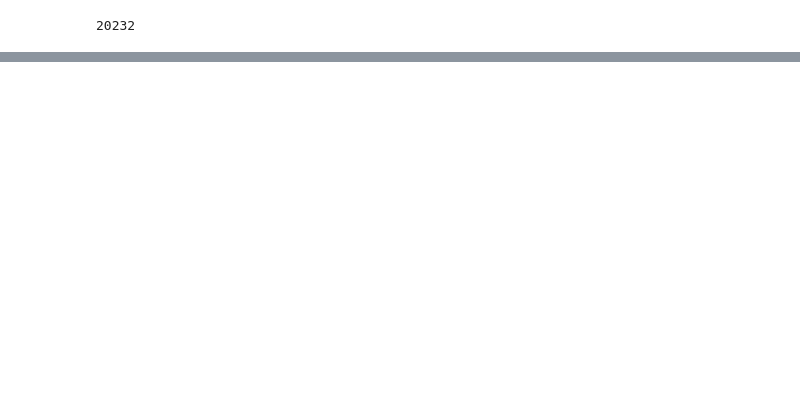
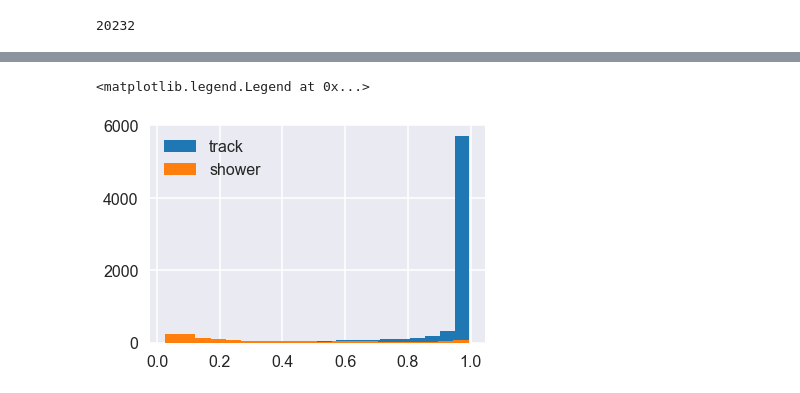
Before and after one commit to daanyaal1/Pandora-Masters-Project, a Jupyter notebook: Code/graphs.ipynb, the cells around one changed output, grey strips where cells are left out. Drawn from its saved outputs; the diff is of its cells as text; code cells hidden in the pictures; blank space fills up the shorter version.

```diff
--- a/Code/graphs.ipynb
+++ b/Code/graphs.ipynb
@@ -115,3 +118,10 @@ plt.show()
+# %%
+plt.hist(X_test.loc[X_test['isTrueTrack']==1].prob, label='track', bins=20)
+plt.hist(X_test.loc[X_test['isTrueTrack']==0].prob, label='shower', bins=20)
+plt.legend()
+# %% [output]
+<matplotlib.legend.Legend at 0x...>
+[figure, added]
 # %%
 values = np.arange(0,1,0.04)
 track_purity=[]
```
Also changed, not shown: parts of 12 cells of this notebook.
